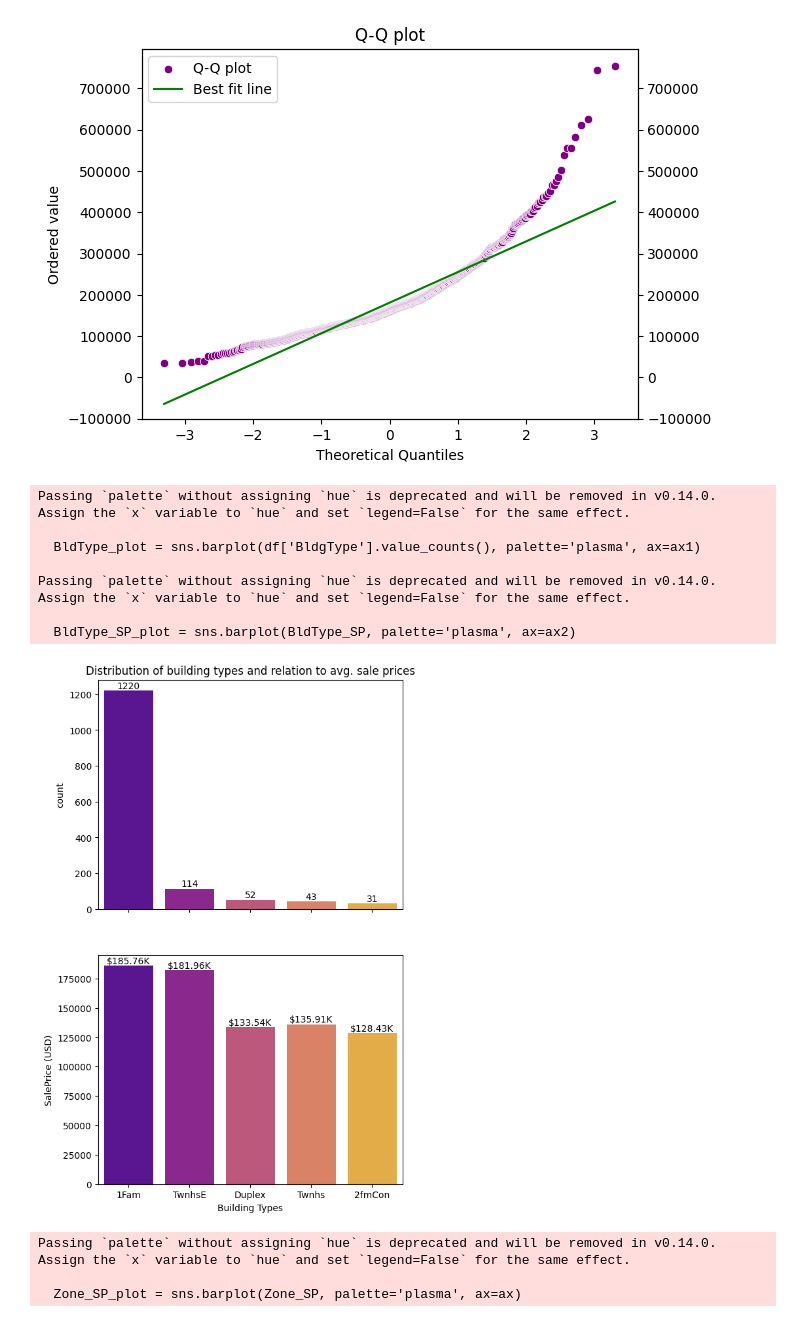
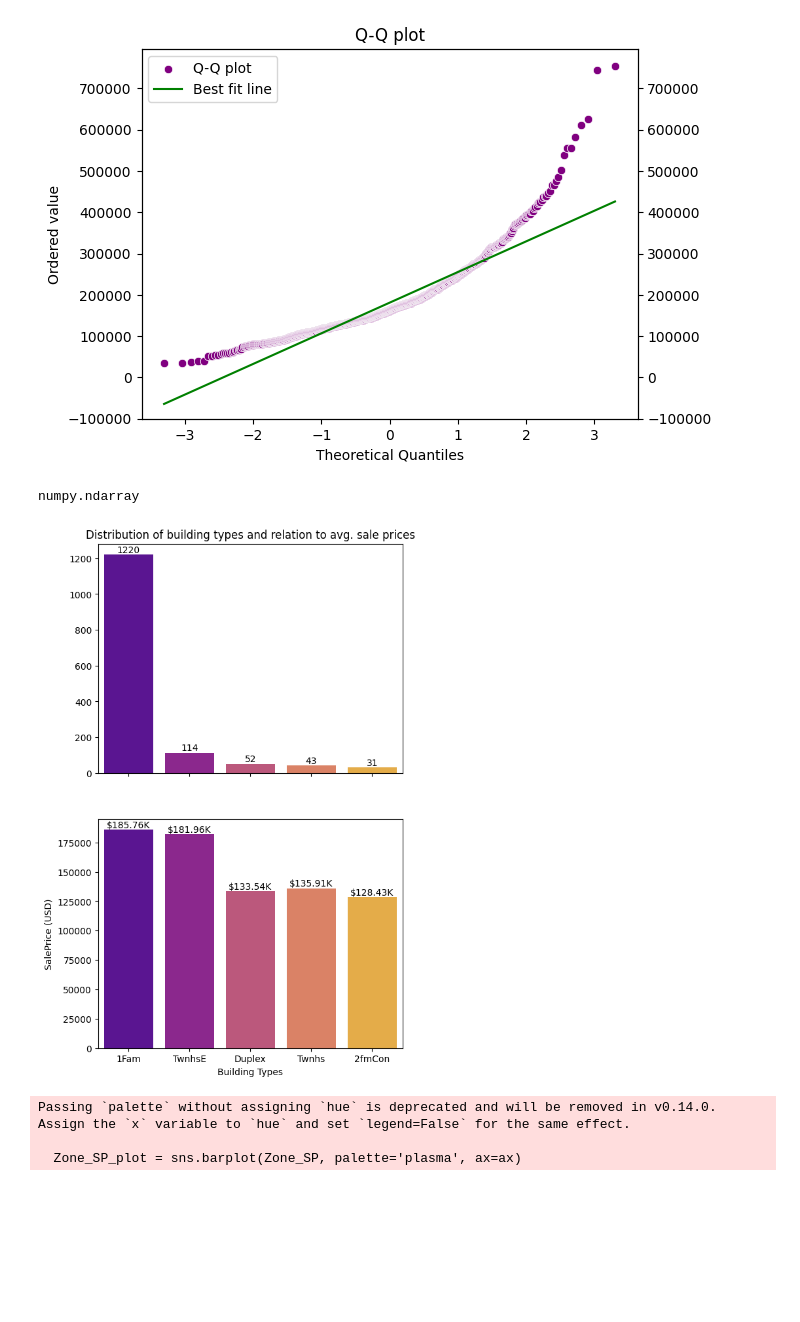
Before and after one commit to huanrafa/ProjectPracticing, a Jupyter notebook: 2023_10(2) House Prices - Advanced Regression Techniques/House prices (self-practice).ipynb, the cells around one changed output. Saved outputs shown, nothing was run; the diff lists cells and outputs as text; code cells hidden in the pictures; blank space fills up the shorter version.

```diff
--- a/2023_10(2) House Prices - Advanced Regression Techniques/House prices (self-practice).ipynb
+++ b/2023_10(2) House Prices - Advanced Regression Techniques/House prices (self-practice).ipynb
@@ -328,46 +328,46 @@ ax1.legend(handles = h1+h2)
 [figure]
 # %%
 def show_bar_USD(ax):
-    for c in ax.containers:
+    for plot in ax.containers:
         labels = []
-        for bar in c:
+        for bar in plot:
             labels.append(f'${(bar.get_height()/1000):.2f}K')
-        ax.bar_label(c, labels=labels, label_type='edge')
+        ax.bar_label(plot, labels=labels, label_type='edge')
 # %%
 def show_bar_value(ax):
-    for c in ax.containers:
+    for plot in ax.containers:
         labels = []
-        for bar in c:
+        for bar in plot:
             labels.append(f'{bar.get_height():.0f}')
-        ax.bar_label(c, labels=labels, label_type='edge')
+        ax.bar_label(plot, labels=labels, label_type='edge')
+# %%
+type(BldType_count.values)
+# %% [output]
+numpy.ndarray
 # %%
 #DATA EXPLORATION:
 
 #1. Distribution of dwelling types and their relation to sale prices:
 
 fig, (ax1, ax2) = plt.subplots(2, 1, figsize=(6,10), sharex=True)
 
-BldType_plot = sns.barplot(df['BldgType'].value_counts(), palette='plasma', ax=ax1)
-BldType_list = df['BldgType'].value_counts().index.tolist()
+BldType_count = df['BldgType'].value_counts()
+x_bar = BldType_count.index.to_series()
+y_bar1= BldType_count.values
+BldType_plot = sns.barplot(x=x_bar, y=y_bar1, hue=x_bar, palette='plasma', ax=ax1)
 ax1.set_title('Distribution of building types and relation to avg. sale prices')
 ax1.set_xlabel('Building Types')
 show_bar_value(ax1)
 
 BldType_SP = df.groupby('BldgType')['SalePrice'].mean()
-BldType_SP = BldType_SP.reindex(BldType_list)
-BldType_SP_plot = sns.barplot(BldType_SP, palette='plasma', ax=ax2)
+BldType_SP = BldType_SP.reindex(x_bar)
+y_bar2 = BldType_SP.values
+BldType_SP_plot = sns.barplot(x=x_bar, y=y_bar2, hue=x_bar, palette='plasma', ax=ax2)
 ax2.set_xlabel('Building Types')
 ax2.set_ylabel('SalePrice (USD)')
 show_bar_USD(ax2)
 # %% [output]
-Passing `palette` without assigning `hue` is deprecated and will be removed in v0.14.0. Assign the `x` variable to `hue` and set `legend=False` for the same effect.
-
-  BldType_plot = sns.barplot(df['BldgType'].value_counts(), palette='plasma', ax=ax1)
-
-Passing `palette` without assigning `hue` is deprecated and will be removed in v0.14.0. Assign the `x` variable to `hue` and set `legend=False` for the same effect.
-
-  BldType_SP_plot = sns.barplot(BldType_SP, palette='plasma', ax=ax2)
-[figure, old version]
+[figure, new version]
 # %%
 #2. Impact of zoning on sale prices
 fig, ax = plt.subplots()
```
Also changed, not shown: parts of 8 cells of this notebook, 3 other files.
